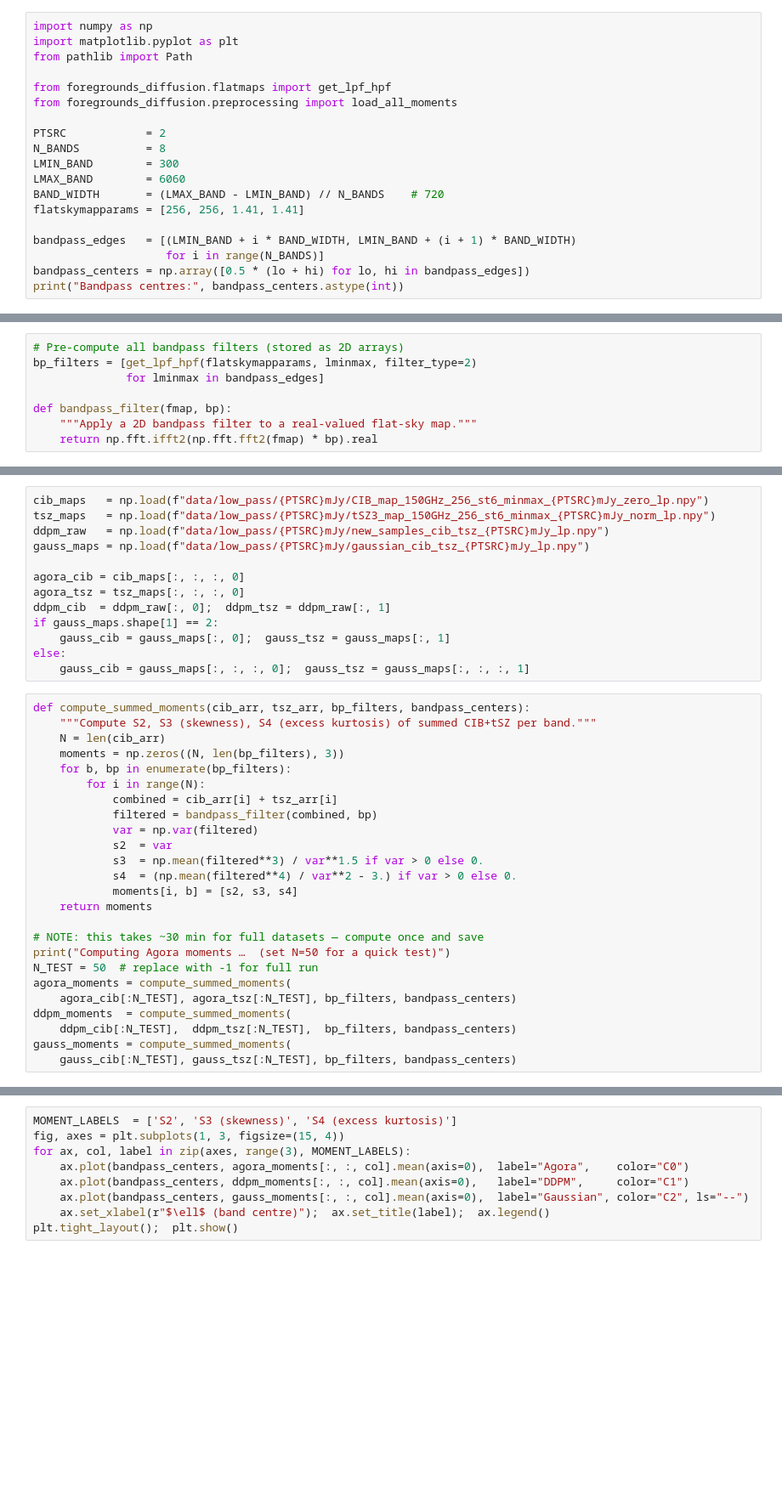
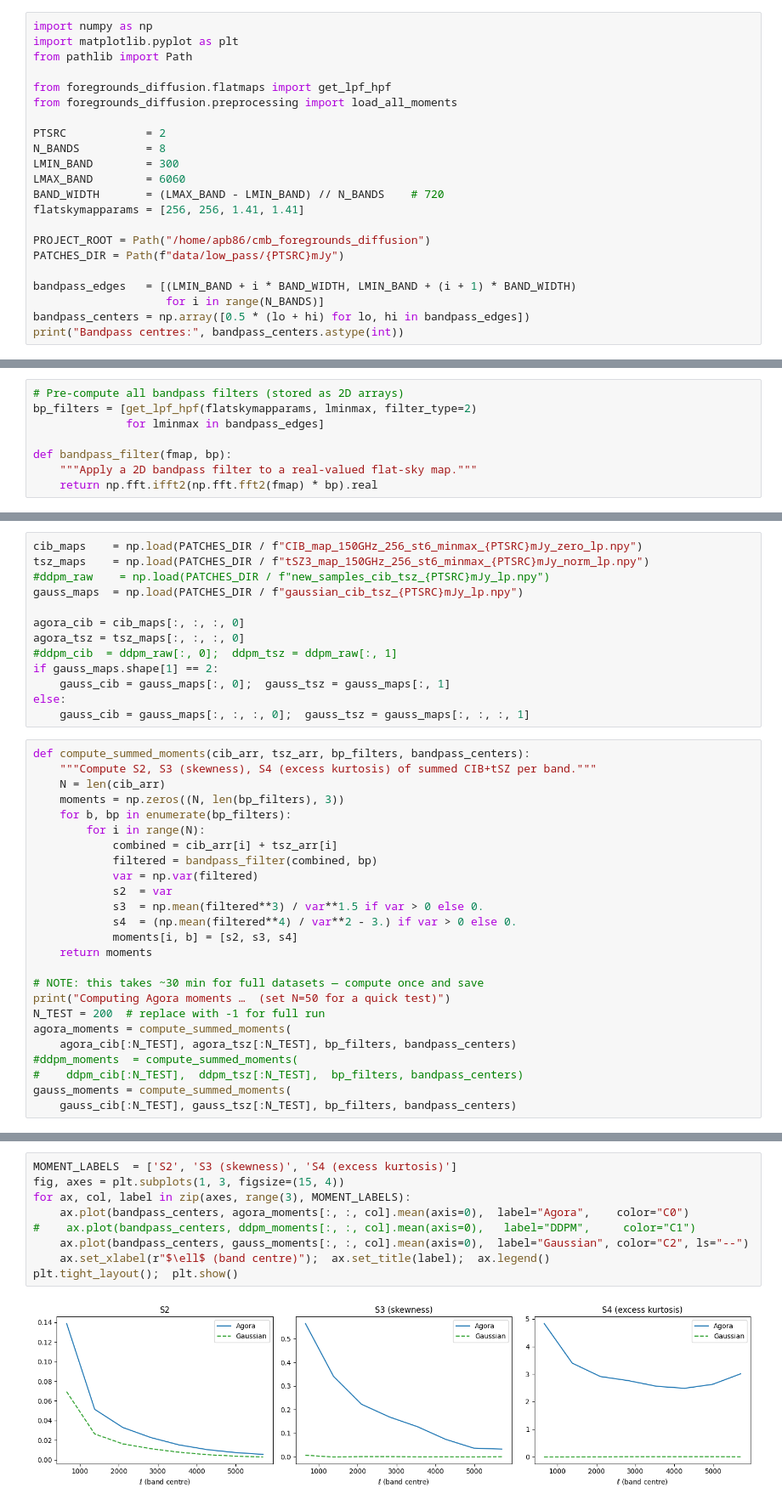
Before and after one commit to AlexBM173/cmb_foregrounds_diffusion, a Jupyter notebook: docs/tutorials/07_higher_order_stats.ipynb, the cells around one changed output, grey strips where cells are left out. Shown at 85% size. Cells and saved outputs as stored; diff of their text form; blank space fills up the shorter version.

```diff
--- a/docs/tutorials/07_higher_order_stats.ipynb
+++ b/docs/tutorials/07_higher_order_stats.ipynb
@@ -52,6 +72,9 @@ LMAX_BAND        = 6060
 BAND_WIDTH       = (LMAX_BAND - LMIN_BAND) // N_BANDS    # 720
 flatskymapparams = [256, 256, 1.41, 1.41]
 
+PROJECT_ROOT = Path("/home/apb86/cmb_foregrounds_diffusion")
+PATCHES_DIR = Path(f"data/low_pass/{PTSRC}mJy")
+
 bandpass_edges   = [(LMIN_BAND + i * BAND_WIDTH, LMIN_BAND + (i + 1) * BAND_WIDTH)
                     for i in range(N_BANDS)]
 bandpass_centers = np.array([0.5 * (lo + hi) for lo, hi in bandpass_edges])
@@ -73,14 +98,14 @@ ilc_noise = np.load(
 # Example: add SPT-3G noise realisation to a map
 # noise_map = cl2map(flatskymapparams, ilc_noise['spt3g_150'], el=ilc_noise['el'])
 # %%
-cib_maps   = np.load(f"data/low_pass/{PTSRC}mJy/CIB_map_150GHz_256_st6_minmax_{PTSRC}mJy_zero_lp.npy")
-tsz_maps   = np.load(f"data/low_pass/{PTSRC}mJy/tSZ3_map_150GHz_256_st6_minmax_{PTSRC}mJy_norm_lp.npy")
-ddpm_raw   = np.load(f"data/low_pass/{PTSRC}mJy/new_samples_cib_tsz_{PTSRC}mJy_lp.npy")
-gauss_maps = np.load(f"data/low_pass/{PTSRC}mJy/gaussian_cib_tsz_{PTSRC}mJy_lp.npy")
+cib_maps    = np.load(PATCHES_DIR / f"CIB_map_150GHz_256_st6_minmax_{PTSRC}mJy_zero_lp.npy")
+tsz_maps    = np.load(PATCHES_DIR / f"tSZ3_map_150GHz_256_st6_minmax_{PTSRC}mJy_norm_lp.npy")
+#ddpm_raw    = np.load(PATCHES_DIR / f"new_samples_cib_tsz_{PTSRC}mJy_lp.npy")
+gauss_maps  = np.load(PATCHES_DIR / f"gaussian_cib_tsz_{PTSRC}mJy_lp.npy")
 
 agora_cib = cib_maps[:, :, :, 0]
 agora_tsz = tsz_maps[:, :, :, 0]
-ddpm_cib  = ddpm_raw[:, 0];  ddpm_tsz = ddpm_raw[:, 1]
+#ddpm_cib  = ddpm_raw[:, 0];  ddpm_tsz = ddpm_raw[:, 1]
 if gauss_maps.shape[1] == 2:
     gauss_cib = gauss_maps[:, 0];  gauss_tsz = gauss_maps[:, 1]
 else:
@@ -103,10 +128,10 @@ def compute_summed_moments(cib_arr, tsz_arr, bp_filters, bandpass_centers):
 
 # NOTE: this takes ~30 min for full datasets — compute once and save
 print("Computing Agora moments …  (set N=50 for a quick test)")
-N_TEST = 50  # replace with -1 for full run
+N_TEST = 200  # replace with -1 for full run
 agora_moments = compute_summed_moments(
     agora_cib[:N_TEST], agora_tsz[:N_TEST], bp_filters, bandpass_centers)
-ddpm_moments  = compute_summed_moments(
-    ddpm_cib[:N_TEST],  ddpm_tsz[:N_TEST],  bp_filters, bandpass_centers)
+#ddpm_moments  = compute_summed_moments(
+#    ddpm_cib[:N_TEST],  ddpm_tsz[:N_TEST],  bp_filters, bandpass_centers)
 gauss_moments = compute_summed_moments(
     gauss_cib[:N_TEST], gauss_tsz[:N_TEST], bp_filters, bandpass_centers)
@@ -147,9 +174,11 @@ np.save(OUT_DIR / f"moments_gaussian_summed_{PTSRC}mJy.npy", gauss_moments)
 # %%
 MOMENT_LABELS  = ['S2', 'S3 (skewness)', 'S4 (excess kurtosis)']
 fig, axes = plt.subplots(1, 3, figsize=(15, 4))
 for ax, col, label in zip(axes, range(3), MOMENT_LABELS):
     ax.plot(bandpass_centers, agora_moments[:, :, col].mean(axis=0),  label="Agora",    color="C0")
-    ax.plot(bandpass_centers, ddpm_moments[:, :, col].mean(axis=0),   label="DDPM",     color="C1")
+#    ax.plot(bandpass_centers, ddpm_moments[:, :, col].mean(axis=0),   label="DDPM",     color="C1")
     ax.plot(bandpass_centers, gauss_moments[:, :, col].mean(axis=0),  label="Gaussian", color="C2", ls="--")
     ax.set_xlabel(r"$\ell$ (band centre)");  ax.set_title(label);  ax.legend()
 plt.tight_layout();  plt.show()
+# %% [output]
+[figure, added]
```
Also changed, not shown: parts of 5 cells of this notebook, 9 other files.
